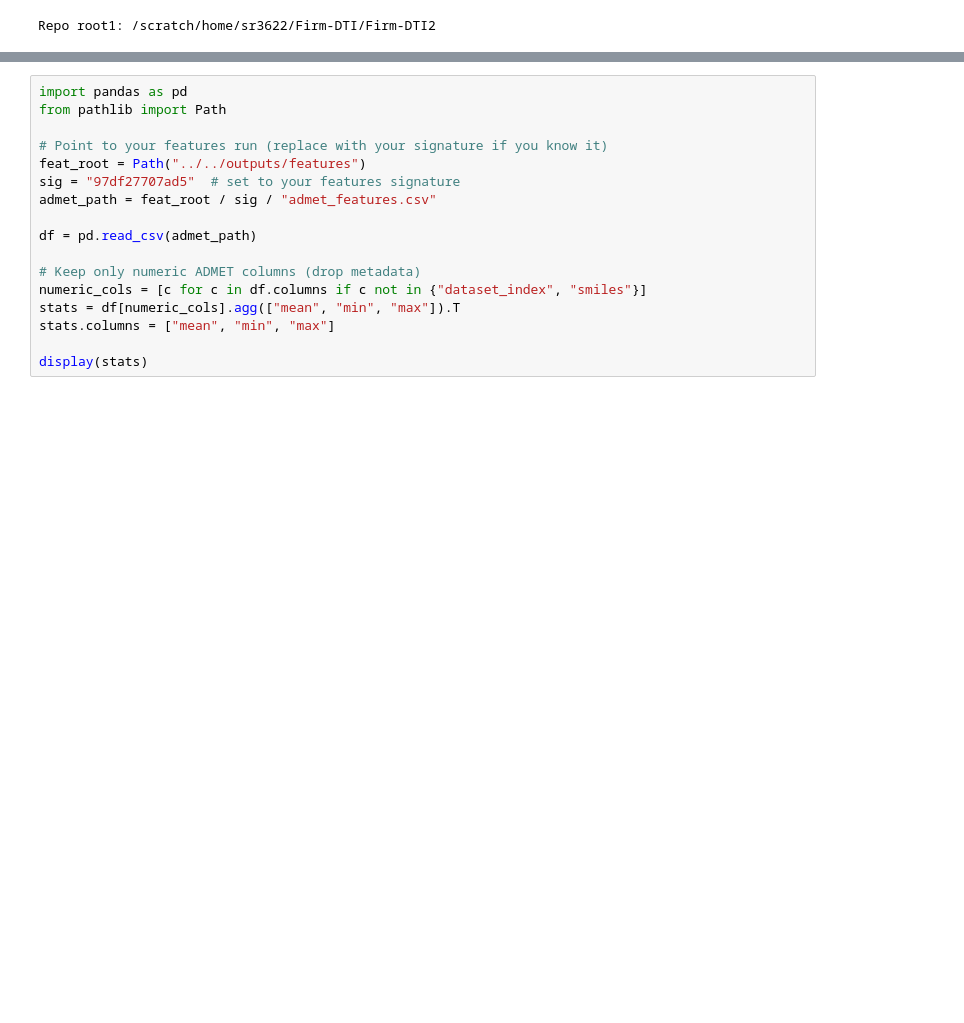
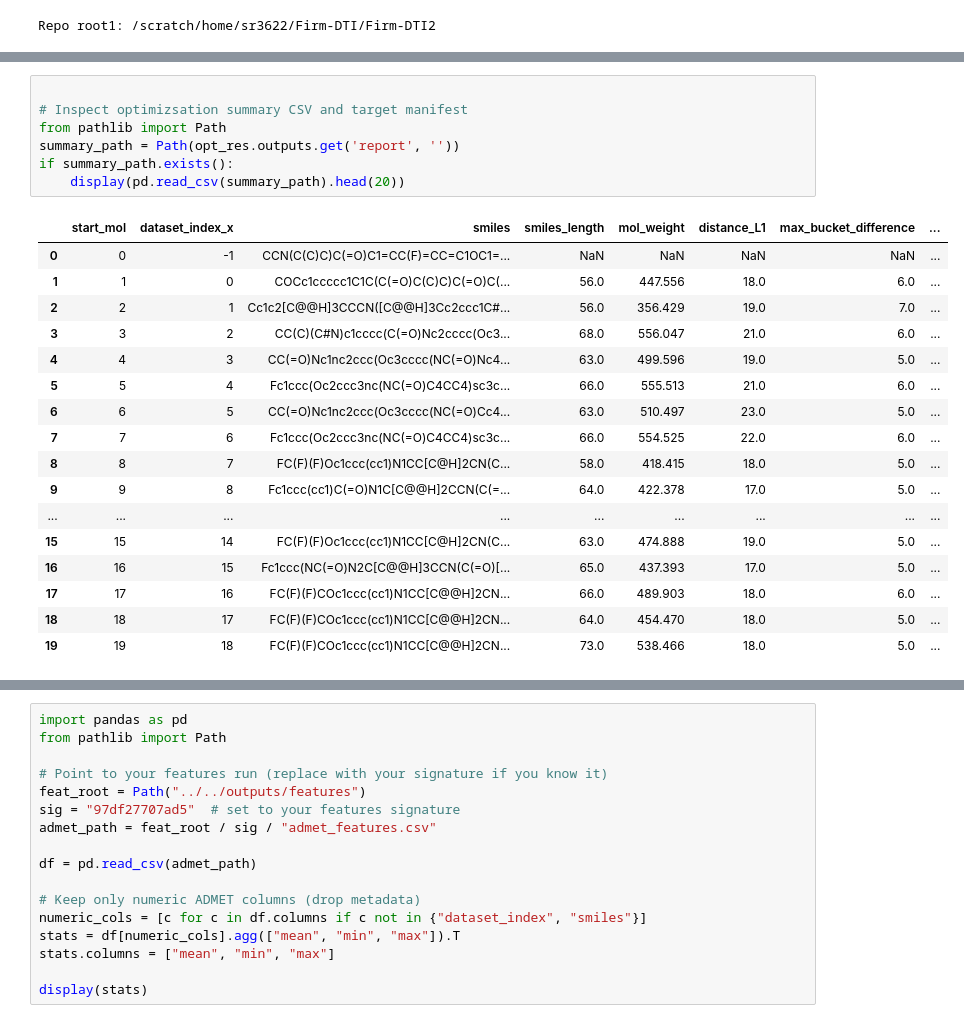
Before and after one commit to EESI/nevermore, a Jupyter notebook: notebooks/nevergrad_first_call.ipynb, the cells around one changed output, grey strips where cells are left out. Cells and saved outputs as stored; diff of their text form; blank space fills up the shorter version.

```diff
--- a/notebooks/nevergrad_first_call.ipynb
+++ b/notebooks/nevergrad_first_call.ipynb
@@ -86,0 +105,25 @@ if summary_path.exists():
+# %%
+
+# Inspect optimizsation summary CSV and target manifest
+from pathlib import Path
+summary_path = Path(opt_res.outputs.get('report', ''))
+if summary_path.exists():
+    display(pd.read_csv(summary_path).head(20))
+# %% [output]
+|  | start_mol | dataset_index_x | smiles | smiles_length | mol_weight | distance_L1 | max_bucket_difference | ... |
+| 0 | 0 | -1 | CCN(C(C)C)C(=O)C1=CC(F)=CC=C1OC1=... | NaN | NaN | NaN | NaN | ... |
+| 1 | 1 | 0 | COCc1ccccc1C1C(C(=O)C(C)C)C(=O)C(... | 56.0 | 447.556 | 18.0 | 6.0 | ... |
+| 2 | 2 | 1 | Cc1c2[C@@H]3CCCN([C@@H]3Cc2ccc1C#... | 56.0 | 356.429 | 19.0 | 7.0 | ... |
+| 3 | 3 | 2 | CC(C)(C#N)c1cccc(C(=O)Nc2cccc(Oc3... | 68.0 | 556.047 | 21.0 | 6.0 | ... |
+| 4 | 4 | 3 | CC(=O)Nc1nc2ccc(Oc3cccc(NC(=O)Nc4... | 63.0 | 499.596 | 19.0 | 5.0 | ... |
+| 5 | 5 | 4 | Fc1ccc(Oc2ccc3nc(NC(=O)C4CC4)sc3c... | 66.0 | 555.513 | 21.0 | 6.0 | ... |
+| 6 | 6 | 5 | CC(=O)Nc1nc2ccc(Oc3cccc(NC(=O)Cc4... | 63.0 | 510.497 | 23.0 | 5.0 | ... |
+| 7 | 7 | 6 | Fc1ccc(Oc2ccc3nc(NC(=O)C4CC4)sc3c... | 66.0 | 554.525 | 22.0 | 6.0 | ... |
+| 8 | 8 | 7 | FC(F)(F)Oc1ccc(cc1)N1CC[C@H]2CN(C... | 58.0 | 418.415 | 18.0 | 5.0 | ... |
+| 9 | 9 | 8 | Fc1ccc(cc1)C(=O)N1C[C@@H]2CCN(C(=... | 64.0 | 422.378 | 17.0 | 5.0 | ... |
+| ... | ... | ... | ... | ... | ... | ... | ... | ... |
+| 15 | 15 | 14 | FC(F)(F)Oc1ccc(cc1)N1CC[C@H]2CN(C... | 63.0 | 474.888 | 19.0 | 5.0 | ... |
+| 16 | 16 | 15 | Fc1ccc(NC(=O)N2C[C@@H]3CCN(C(=O)[... | 65.0 | 437.393 | 17.0 | 5.0 | ... |
+| 17 | 17 | 16 | FC(F)(F)COc1ccc(cc1)N1CC[C@@H]2CN... | 66.0 | 489.903 | 18.0 | 6.0 | ... |
+| 18 | 18 | 17 | FC(F)(F)COc1ccc(cc1)N1CC[C@@H]2CN... | 64.0 | 454.470 | 18.0 | 5.0 | ... |
+| 19 | 19 | 18 | FC(F)(F)COc1ccc(cc1)N1CC[C@@H]2CN... | 73.0 | 538.466 | 18.0 | 5.0 | ... |
```
Also changed, not shown: parts of 7 cells of this notebook, 4 other files.
